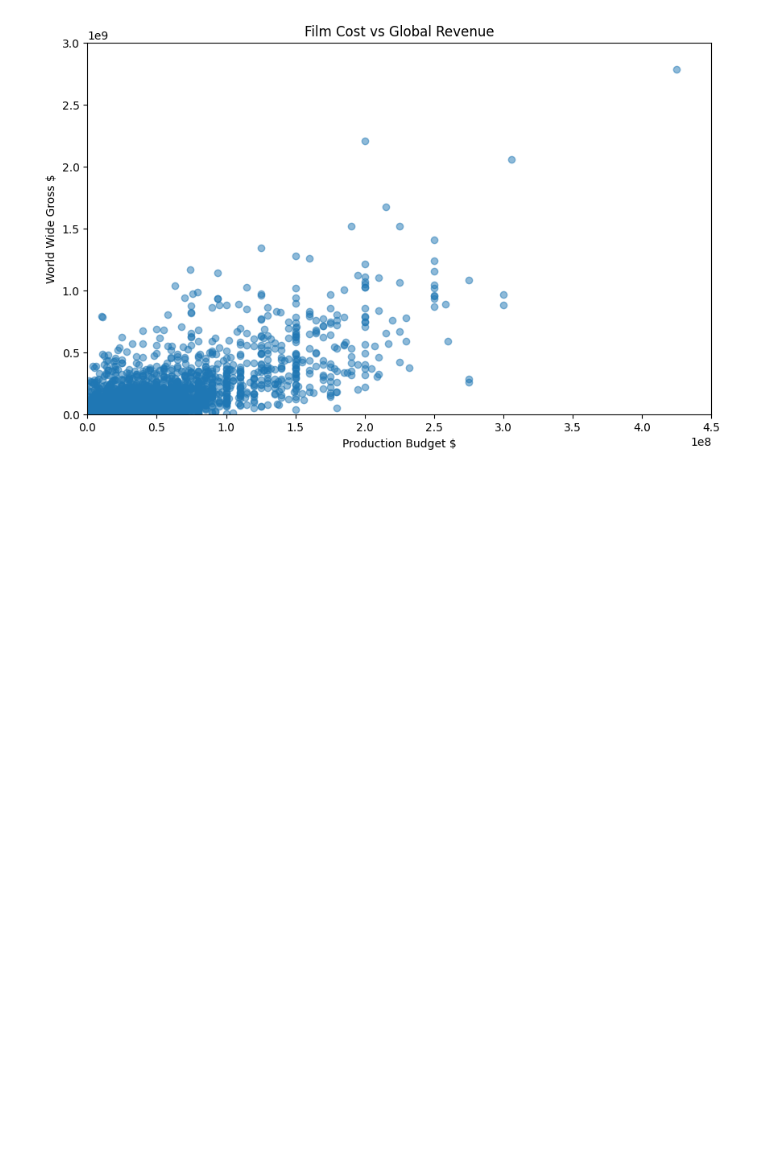
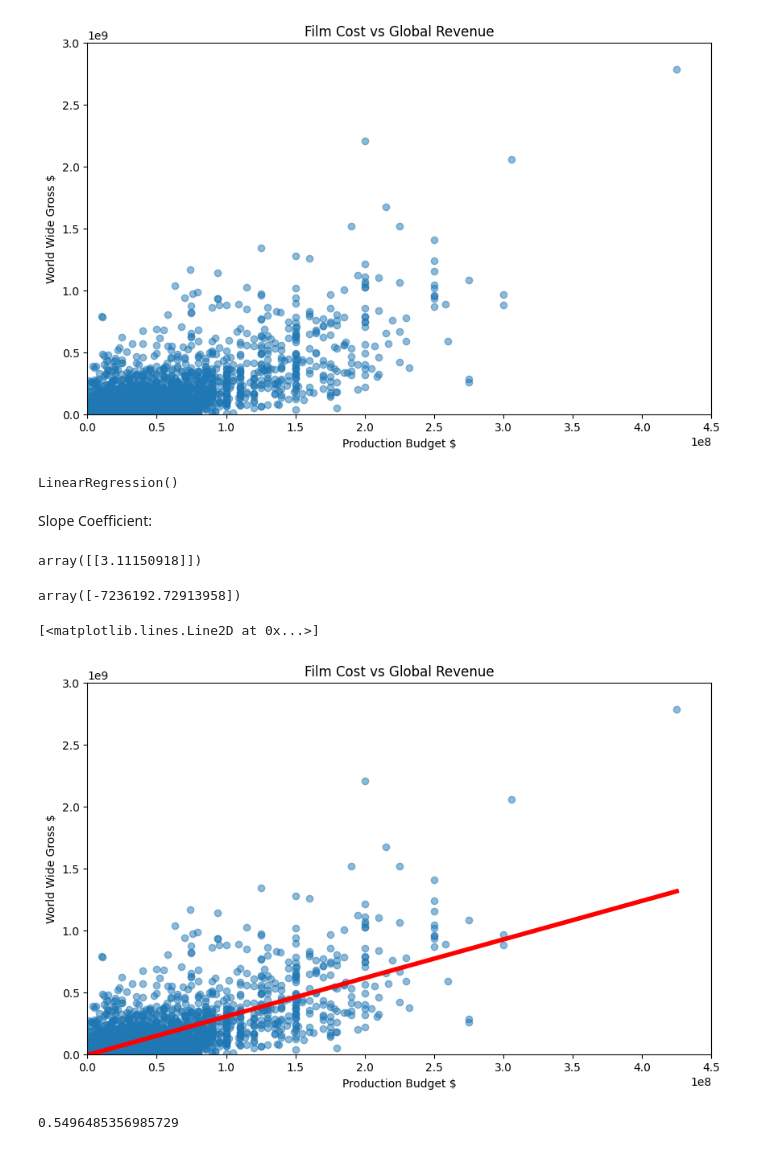
Before and after one commit to shivakumar-aitharaju/Python_Libraries, a Jupyter notebook: Machine Learning/moviesRevenuepart.ipynb, the cells around one changed output. Saved outputs shown, nothing was run; the diff lists cells and outputs as text; code cells hidden in the pictures; blank space fills up the shorter version.

Commit message:
linear Regression

```diff
--- a/Machine Learning/moviesRevenuepart.ipynb
+++ b/Machine Learning/moviesRevenuepart.ipynb
@@ -2,8 +2,11 @@
 import pandas as pd
 from pandas import DataFrame
 import matplotlib.pyplot as plt
-df = pd.read_csv('modified_movie_revenue.csv')
-df.head()
+
+from sklearn.linear_model import LinearRegression
+
+df22 = pd.read_csv('modified_movie_revenue.csv')
+df22.head()
 # %% [output]
 |  | Production_Budget_USD | Worldwide_Gross_USD |
 | 0 | 1000000.0 | 26.0 |
@@ -28,8 +31,8 @@ df.describe()
 # %% [output]
 5034.0
 # %%
-x = DataFrame(df , columns=['Production_Budget_USD'])
-y = DataFrame(df , columns=['Worldwide_Gross_USD'])
+x = DataFrame(df22 , columns=['Production_Budget_USD'])
+y = DataFrame(df22 , columns=['Worldwide_Gross_USD'])
 
 
 plt.figure(figsize=(10,6))
@@ -43,3 +46,37 @@ plt.xlim(0,450000000)
 # %% [output]
 (0.0, 450000000.0)
 [figure]
+# %%
+regression = LinearRegression()
+regression.fit(x, y)
+# %% [output]
+LinearRegression()
+# %% [markdown]
+Slope Coefficient:
+# %%
+regression.coef_
+# %% [output]
+array([[3.11150918]])
+# %%
+regression.intercept_
+# %% [output]
+array([-7236192.72913958])
+# %%
+plt.figure(figsize=(10,6))
+plt.scatter(x,y, alpha=0.5)
+
+plt.xlabel('Production Budget $')
+plt.ylabel('World Wide Gross $')
+plt.title('Film Cost vs Global Revenue')
+
+plt.ylim(0,3000000000)
+plt.xlim(0,450000000)
+
+plt.plot(x, regression.predict(x), 'r', linewidth = 4)
+# %% [output]
+[<matplotlib.lines.Line2D at 0x...>]
+[figure, added]
+# %%
+regression.score(x,y)
+# %% [output]
+0.5496485356985729
```
Also changed, not shown: parts of 1 cell of this notebook.
